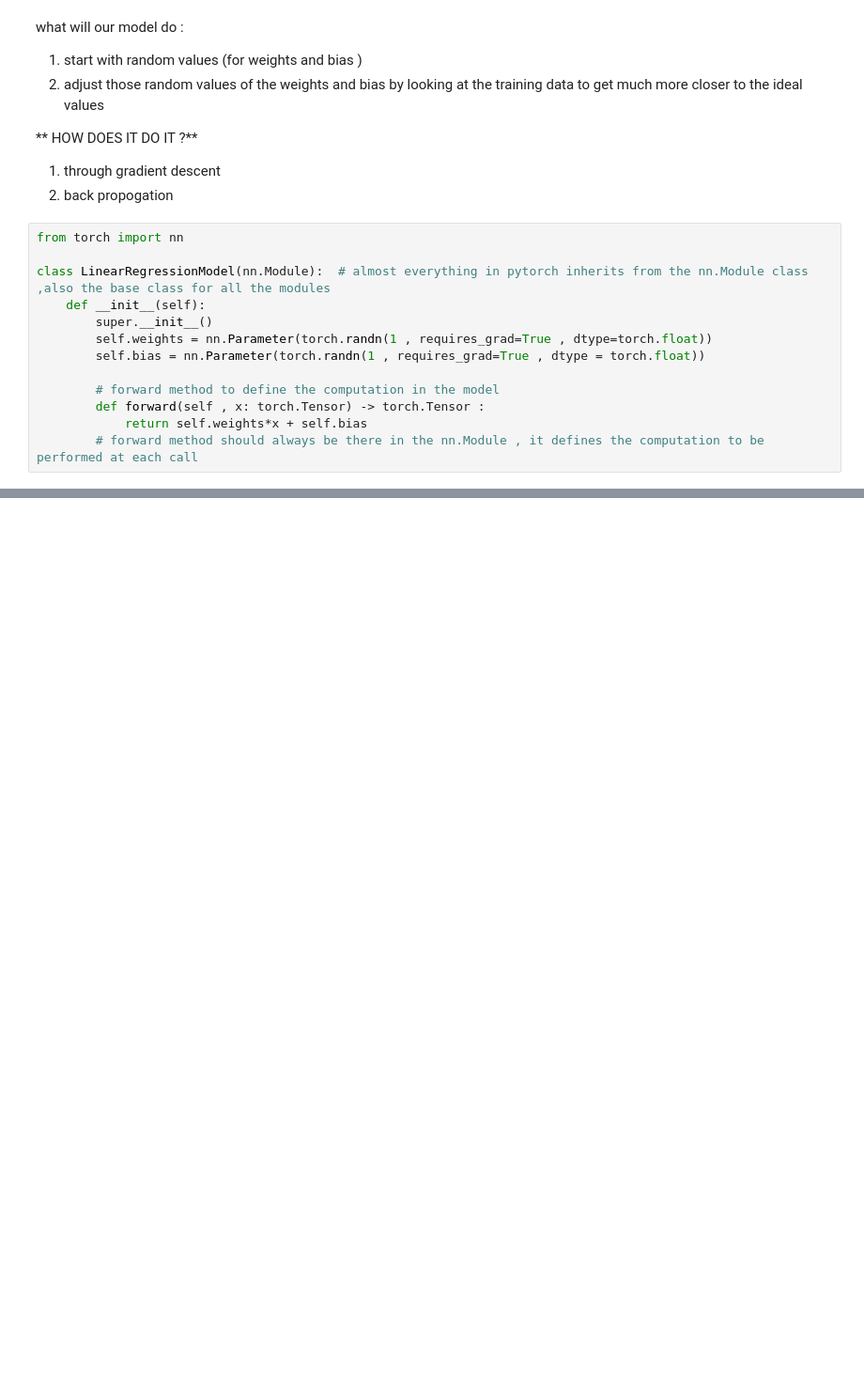
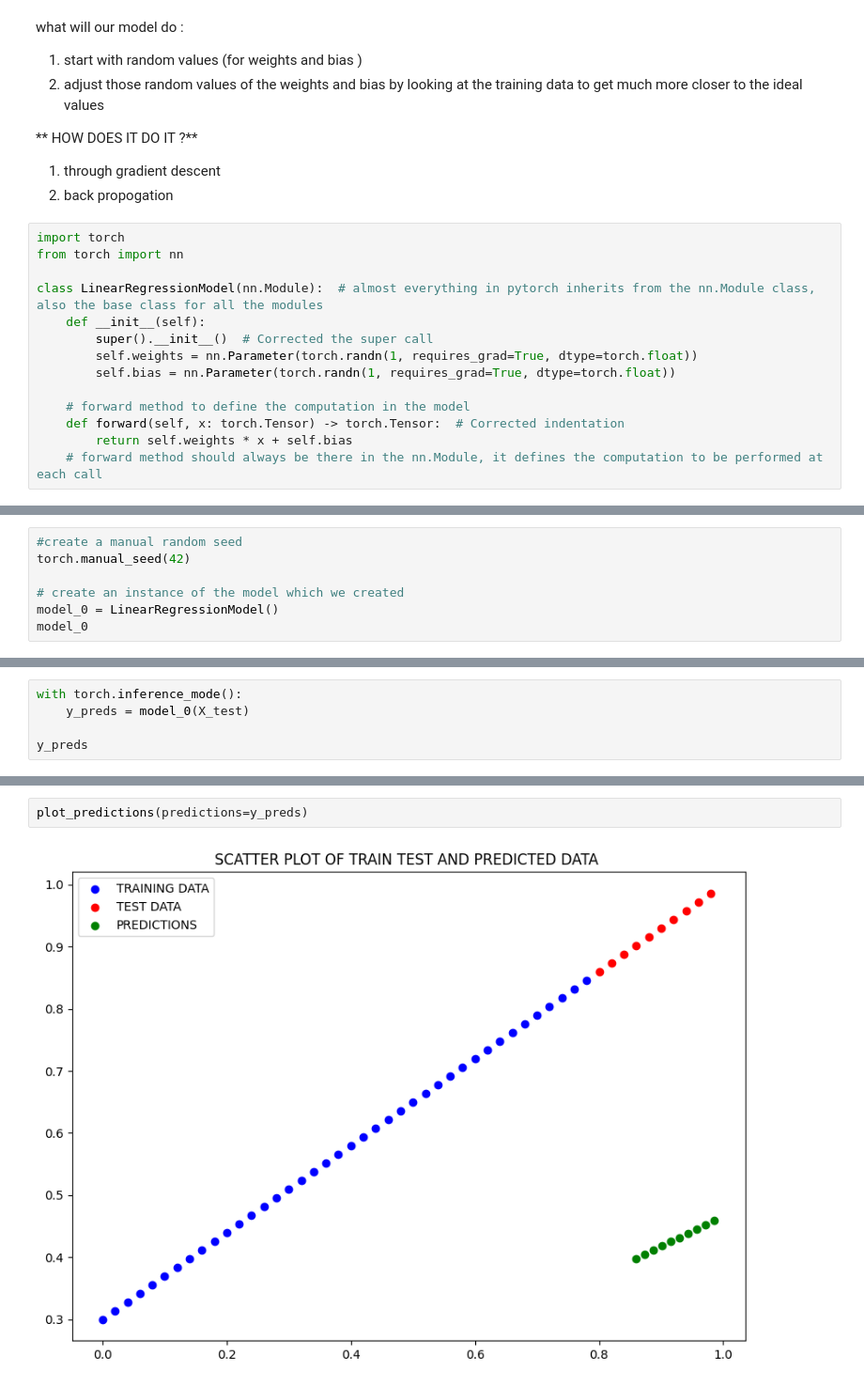
Before and after one commit to sksarvesh007/learn-pytorch, a Jupyter notebook: tut_two.ipynb, the cells around one changed output, grey strips where cells are left out. Shown: that part at 94% size. Drawn from its saved outputs; the diff is of its cells as text; blank space fills up the shorter version.

```diff
--- a/tut_two.ipynb
+++ b/tut_two.ipynb
@@ -78,18 +78,19 @@ what will our model do :
 1. through gradient descent
 2. back propogation
 # %%
+import torch
 from torch import nn
 
-class LinearRegressionModel(nn.Module):  # almost everything in pytorch inherits from the nn.Module class  ,also the base class for all the modules
+class LinearRegressionModel(nn.Module):  # almost everything in pytorch inherits from the nn.Module class, also the base class for all the modules
     def __init__(self):
-        super.__init__()
-        self.weights = nn.Parameter(torch.randn(1 , requires_grad=True , dtype=torch.float))
-        self.bias = nn.Parameter(torch.randn(1 , requires_grad=True , dtype = torch.float))
+        super().__init__()  # Corrected the super call
+        self.weights = nn.Parameter(torch.randn(1, requires_grad=True, dtype=torch.float))
+        self.bias = nn.Parameter(torch.randn(1, requires_grad=True, dtype=torch.float))
 
-        # forward method to define the computation in the model
-        def forward(self , x: torch.Tensor) -> torch.Tensor :
-            return self.weights*x + self.bias
-        # forward method should always be there in the nn.Module , it defines the computation to be performed at each call
+    # forward method to define the computation in the model
+    def forward(self, x: torch.Tensor) -> torch.Tensor:  # Corrected indentation
+        return self.weights * x + self.bias
+    # forward method should always be there in the nn.Module, it defines the computation to be performed at each call
 # %% [markdown]
 ## PYTORCH MODEL BUILDING ESSENTIALS
 * torch.nn - contains all the buildings for the computational graphs ( a neural network )
@@ -100,0 +101,7 @@ class LinearRegressionModel(nn.Module):  # almost everything in pytorch inherits
+# %%
+#create a manual random seed
+torch.manual_seed(42)
+
+# create an instance of the model which we created
+model_0 = LinearRegressionModel()
+model_0
@@ -100,0 +129,5 @@ class LinearRegressionModel(nn.Module):  # almost everything in pytorch inherits
+# %%
+with torch.inference_mode():
+    y_preds = model_0(X_test)
+
+y_preds
@@ -100,0 +158,4 @@ class LinearRegressionModel(nn.Module):  # almost everything in pytorch inherits
+# %%
+plot_predictions(predictions=y_preds)
+# %% [output]
+[figure, added]
```
Also changed, not shown: parts of 13 cells of this notebook.
